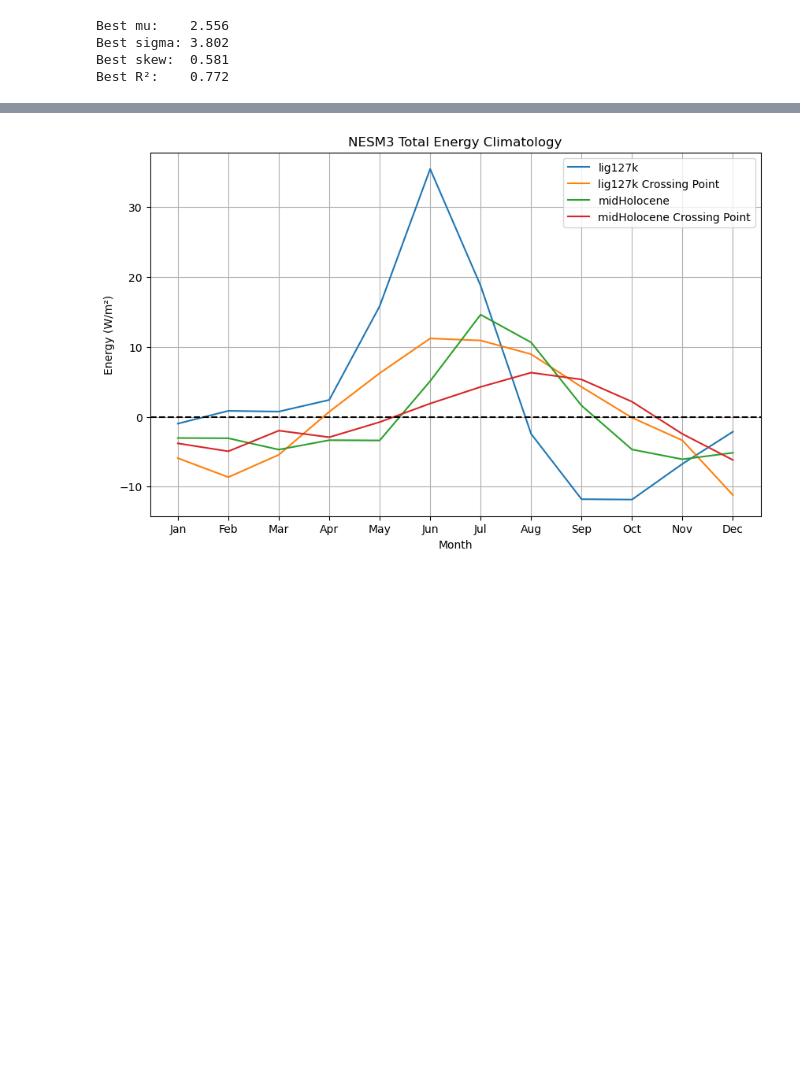
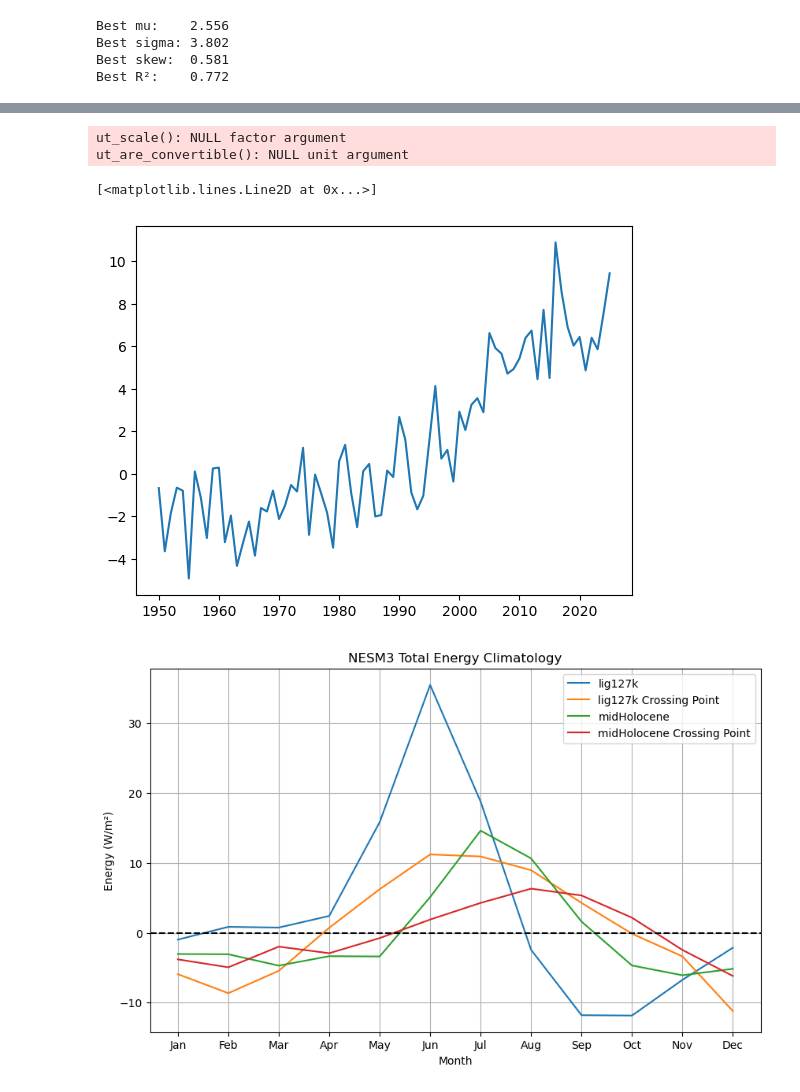
Before and after one commit to mattpollock100/FutureComparisons, a Jupyter notebook: 1pctCO2_EnergyBudget_single_model.ipynb, the cells around one changed output, grey strips where cells are left out. Drawn from its saved outputs; the diff is of its cells as text; code cells hidden in the pictures; blank space fills up the shorter version.

```diff
--- a/1pctCO2_EnergyBudget_single_model.ipynb
+++ b/1pctCO2_EnergyBudget_single_model.ipynb
@@ -1645,0 +1737,5 @@ for var in control_big_dict[model]['clim'].keys():
+# %%
+lsm = iris.load_cube(root_path + obs_energy + '/' + lsm_file)
+# %% [output]
+ut_scale(): NULL factor argument
+ut_are_convertible(): NULL unit argument
@@ -1645,0 +1747,2 @@ for var in control_big_dict[model]['clim'].keys():
+# %%
+ocean_fraction = 1 - lsm_2d.data
@@ -1645,0 +1798,42 @@ for var in control_big_dict[model]['clim'].keys():
+# %%
+monthly_clim = np.ma.array([
+    data[baseline_mask & (months == month)].mean()
+    for month in range(1, 13)
+])
+# %%
+anom_data = data - monthly_clim[months.astype(int) - 1]
+
+total_down_ocean_anom = total_down_ocean_ts.copy(data=anom_data)
+total_down_ocean_anom.rename("ERA5_total_downwelling_ocean_mean_anomaly")
+total_down_ocean_anom.units = total_down_ocean_ts.units
+# %%
+years = total_down_ocean_anom.coord("year").points
+months = total_down_ocean_anom.coord("month_number").points.astype(int)
+data = np.ma.array(total_down_ocean_anom.data)
+
+unique_years = np.unique(years)
+
+weighted_yearly_data = []
+
+for year in unique_years:
+    year_mask = years == year
+
+    year_months = months[year_mask]
+    year_data = data[year_mask]
+
+    # Convert month number 1..12 to index 0..11
+    year_weights = month_weights[year_months - 1]
+
+    # Renormalise within each year, in case a year is incomplete
+    year_weights = year_weights / year_weights.sum()
+
+    weighted_mean = np.ma.sum(year_data * year_weights)
+
+    weighted_yearly_data.append(weighted_mean)
+
+weighted_yearly_data = np.ma.array(weighted_yearly_data)
+# %%
+plt.plot(unique_years, weighted_yearly_data)
+# %% [output]
+[<matplotlib.lines.Line2D at 0x...>]
+[figure, added]
```
Also changed, not shown: parts of 16 cells of this notebook.
